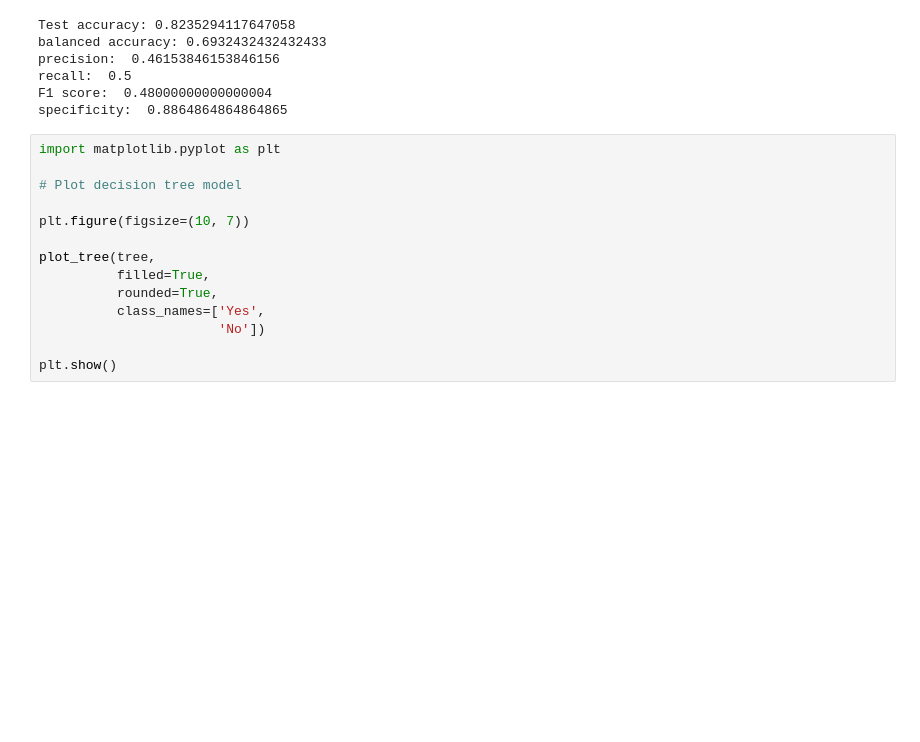
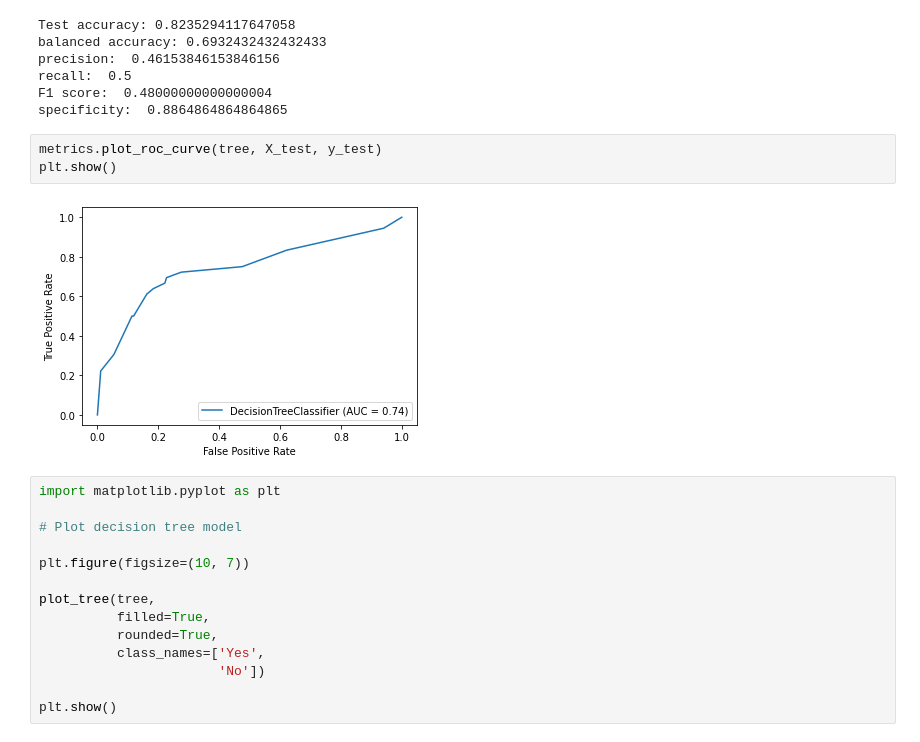
Before and after one commit to funkjo/ml-csc360-final, a Jupyter notebook: final_project/modeling.ipynb, the cells around one changed output. Cells and saved outputs as stored; diff of their text form; blank space fills up the shorter version.

```diff
--- a/final_project/modeling.ipynb
+++ b/final_project/modeling.ipynb
@@ -170,6 +175,11 @@ precision:  0.46153846153846156
 recall:  0.5
 F1 score:  0.48000000000000004
 specificity:  0.8864864864864865
+# %%
+metrics.plot_roc_curve(tree, X_test, y_test)
+plt.show()
+# %% [output]
+[figure, added]
 # %%
 import matplotlib.pyplot as plt
 
```
Also changed, not shown: parts of 8 cells of this notebook.
